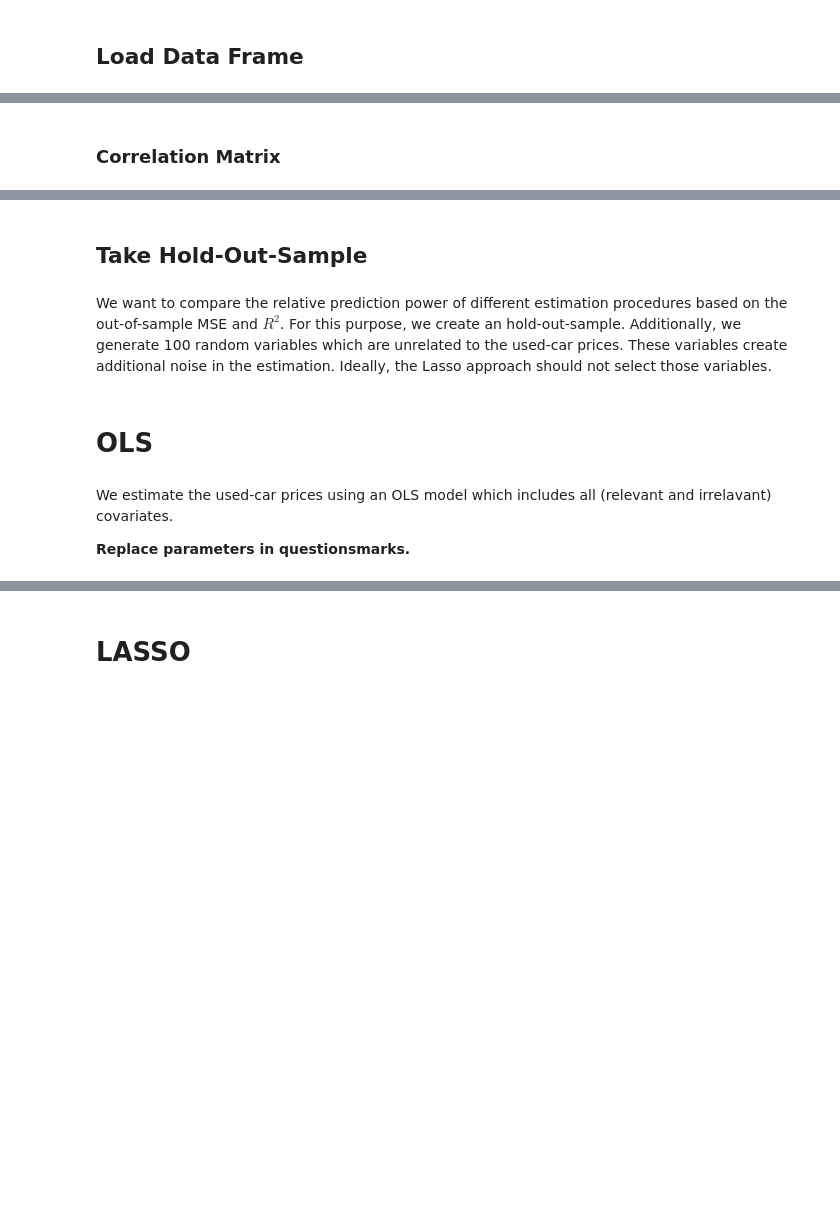
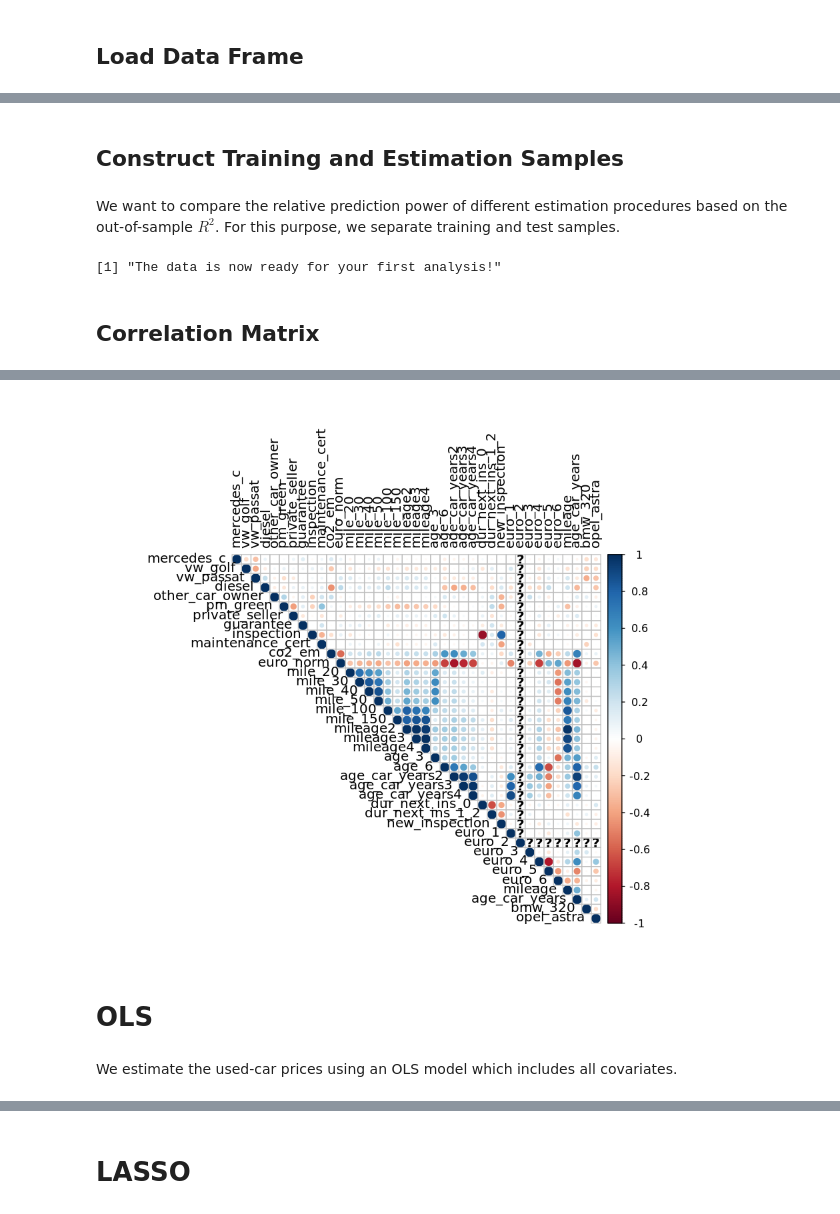
Before and after one commit to AStrittmatter/THE-Winter-School, a Jupyter notebook: used_cars.ipynb, the cells around one changed output, grey strips where cells are left out. Saved outputs shown, nothing was run; the diff lists cells and outputs as text; code cells hidden in the pictures; blank space fills up the shorter version.

```diff
--- a/used_cars.ipynb
+++ b/used_cars.ipynb
@@ -56,27 +73,14 @@ We load the data frame and label the covariates. We select a subsample of 300 us
 # %%
 ########################  Load Data Frame  ########################
 
-# Load data frame
-data_raw <- read.csv("Data/used_cars.csv",header=TRUE, sep=",")
+# Load data
+data_raw <- read.csv("Data/mylemon.csv",header=TRUE, sep=",")
 
-# Outcome Variable
-outcomes <- c("first_price")
-
-# Covariates/Features
-covariates <- c("mileage","mileage2", "mileage3", "mileage4", "age_car_years", "age_car_years2",
-                "age_car_years3", "age_car_years4", "other_car_owner", "co2_em", "euro_1",
-                "euro_2", "euro_3", "euro_4", "euro_6", "dur_next_ins_0",
-                "dur_next_ins_1_2", "bmw_320", "opel_astra", "mercedes_c",
-                "vw_passat", "diesel", "private_seller", "guarantee",
-                "maintenance_cert", "pm_green")
-
-all_variables <- c(outcomes, covariates)
-
+set.seed(1001) # set starting value for random number generator
 # Selection of Subsample size, max. 104,721 observations
 # Select smaller subsample to decrease computation time
-n_obs <- 300
+n_obs <- 200
 df <- data_raw %>%
-  dplyr::sample_n(n_obs) %>%
-  dplyr::select(all_variables)
+  dplyr::sample_n(n_obs)
 
 print('Data frame successfully loaded.')
@@ -93,7 +89,32 @@ print(round(desc, digits=1))
+# %% [markdown]
+## Construct Training and Estimation Samples
+# %% [markdown]
+We want to compare the relative prediction power of different estimation procedures based on the out-of-sample $R^2$. For this purpose, we separate training and test samples.
+# %%
+########################  Take Hold-Out-Sample  ########################
+set.seed(1001) # set starting value for random number generator
+
+# Partition data in training and test sample
+df_part <- modelr::resample_partition(df, c(train = 0.8, test = 0.2))
+df_train <- as.data.frame(df_part$train) # Training sample
+df_test <- as.data.frame(df_part$test) # Test sample
+
+# Outcomes
+price_train <- as.matrix(df_train[,2])
+price_test <- as.matrix(df_test[,2])
+
+# Covariates
+covariates_train <- as.matrix(df_train[,c(3:ncol(df_train))])
+covariates_test <- as.matrix(df_test[,c(3:ncol(df_test))])
+
+print('The data is now ready for your first analysis!')
+# %% [output]
+[1] "The data is now ready for your first analysis!"
 # %% [markdown]
-### Correlation Matrix
+## Correlation Matrix
 # %%
 ########################  Correlation Matrix  ########################
 
-corr = cor(df)
+corr = cor(covariates_train)
 corrplot(corr, type = "upper", tl.col = "black")
+# %% [output]
@@ -100,4 +123 @@ corrplot(corr, type = "upper", tl.col = "black")
+[figure, added]
-# %% [markdown]
-## Take Hold-Out-Sample
-# %% [markdown]
-We want to compare the relative prediction power of different estimation procedures based on the out-of-sample MSE and $R^2$. For this purpose, we create an hold-out-sample. Additionally, we generate 100 random variables which are unrelated to the used-car prices. These variables create additional noise in the estimation. Ideally, the Lasso approach should not select those variables.
@@ -138,6 +124,4 @@ print('The data is now ready for your first analysis!')
 # %% [markdown]
 # OLS
 # %% [markdown]
-We estimate the used-car prices using an OLS model which includes all (relevant and irrelavant) covariates.
-
-**Replace parameters in questionsmarks.**
+We estimate the used-car prices using an OLS model which includes all covariates.
```
Also changed, not shown: parts of 46 cells of this notebook.
